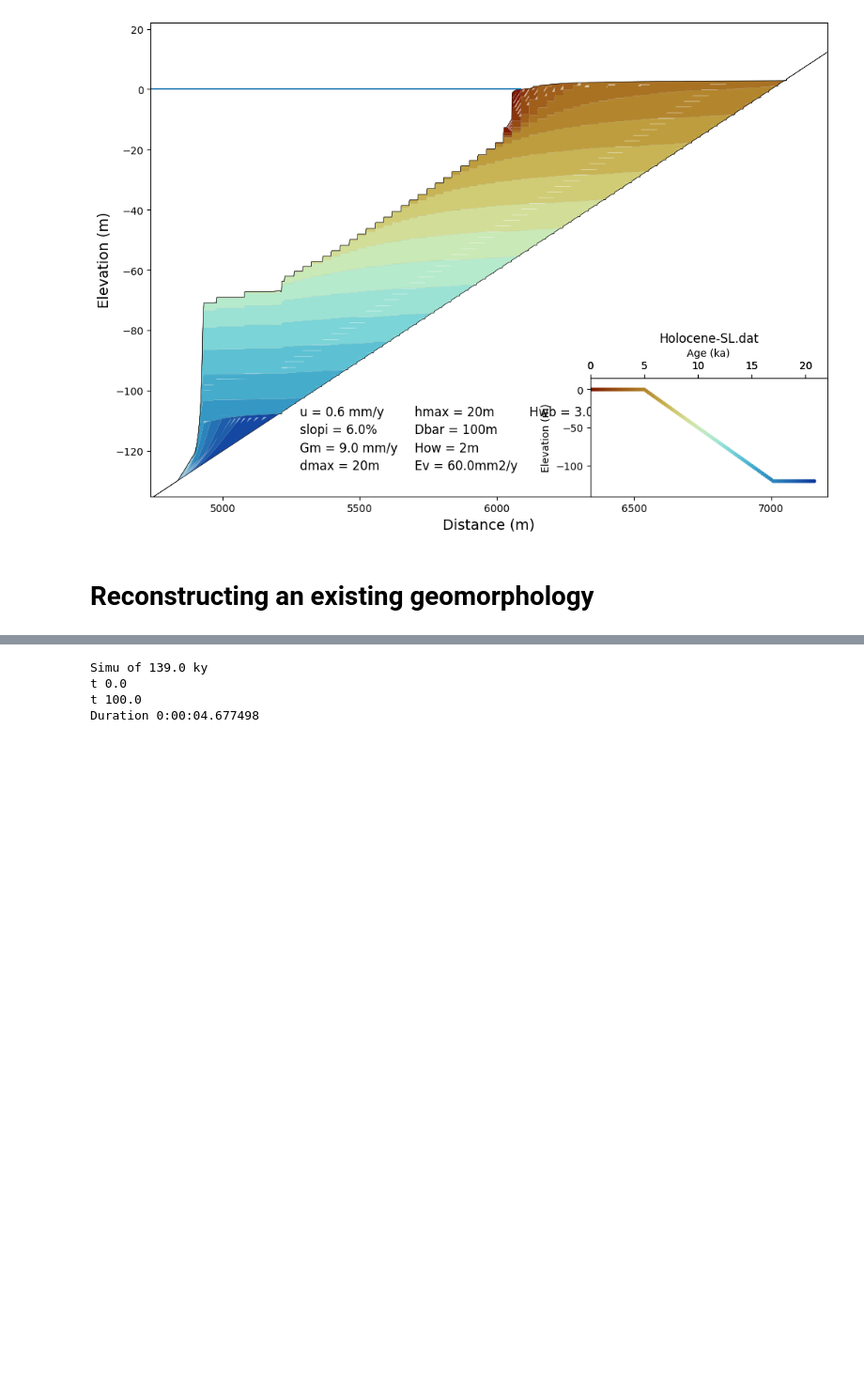
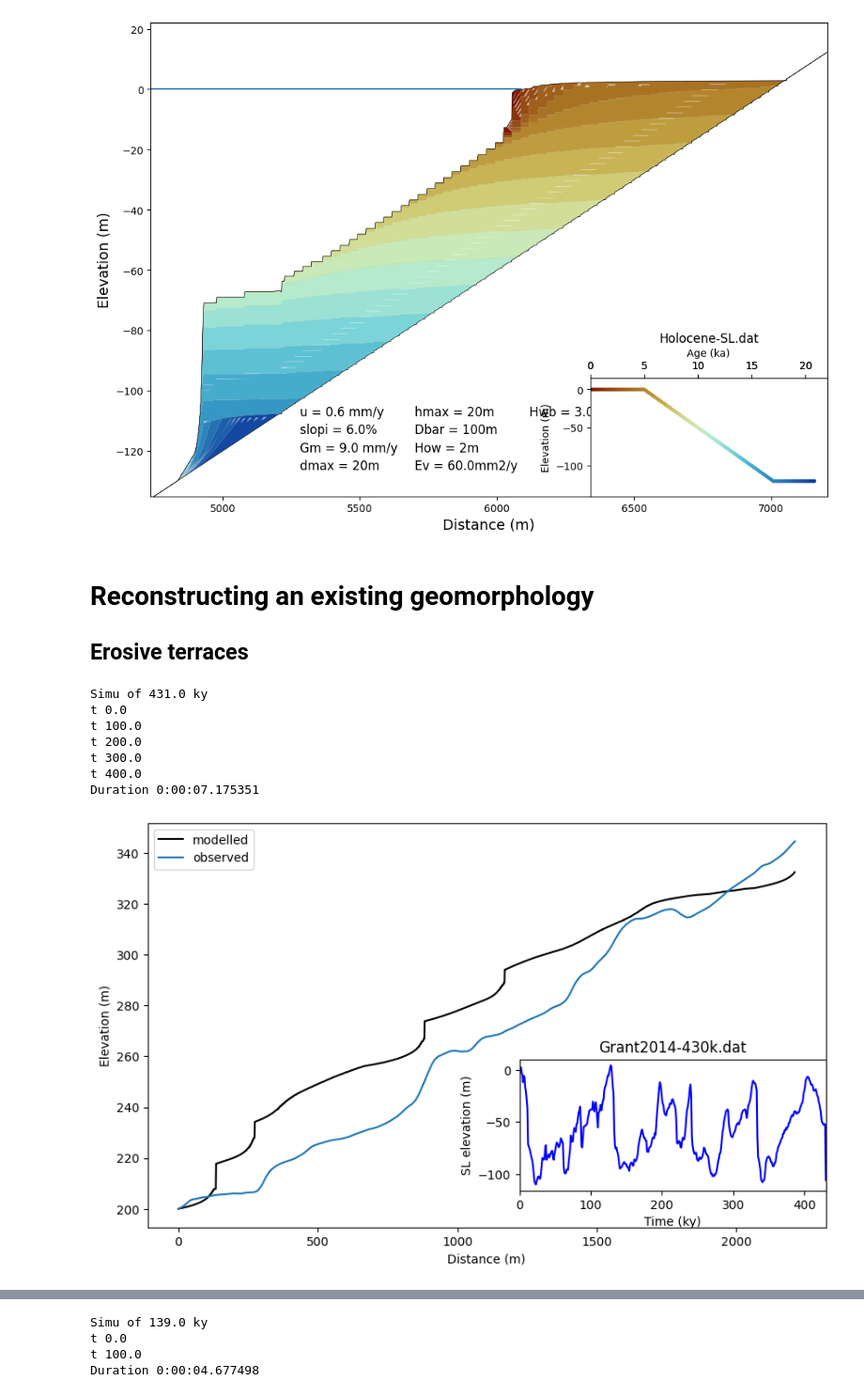
Before and after one commit to YBoucharat/TP_Coral_2024, a Jupyter notebook: REEF/Run_REEF.ipynb, the cells around one changed output, grey strips where cells are left out. Shown at 94% size. Saved outputs shown, nothing was run; the diff lists cells and outputs as text; code cells hidden in the pictures; blank space fills up the shorter version.

Commit message:
Added eros exercice with Corinth

```diff
--- a/REEF/Run_REEF.ipynb
+++ b/REEF/Run_REEF.ipynb
@@ -180,6 +180,7 @@ class REEF:
                 # Extracts x and y obs in the topo files
                 self.x_obs, self.y_obs = readfile(
                     os.path.abspath('../Topo_obs/'+compare))
+                self.x_obs -= self.x_obs[0]
                 self.align()
                 ax.plot(self.x, self.y, label='modelled', color='black')
                 ax.plot(self.x_obs, self.y_obs, label='observed')
@@ -341,4 +344,29 @@ WORK !!!
 [figure]
 # %% [markdown]
 # Reconstructing an existing geomorphology
+
+## Erosive terraces
+# %%
+# Set the variables
+# SAVE THE INPUTS AND EMPTY IT
+REEF.eros_params(SL = 'Grant2014-430k.dat',
+                U = 0.85e-3,
+                slop = 6e-2,
+                Ev = 300e-3,
+                hwb = 10)
+
+# Run the model
+ds_out = REEF.run(dt = 200, save = False, construction=False)
+
+# Plot the output
+REEF.plot(compare='TopoObs_Corinth_Prof1.dat')
+# %% [output]
+Simu of 431.0 ky
+t 0.0
+t 100.0
+t 200.0
+t 300.0
+t 400.0
+Duration 0:00:07.175351
+[figure, added]
 # %% [markdown]
```
Also changed, not shown: parts of 8 cells of this notebook.
